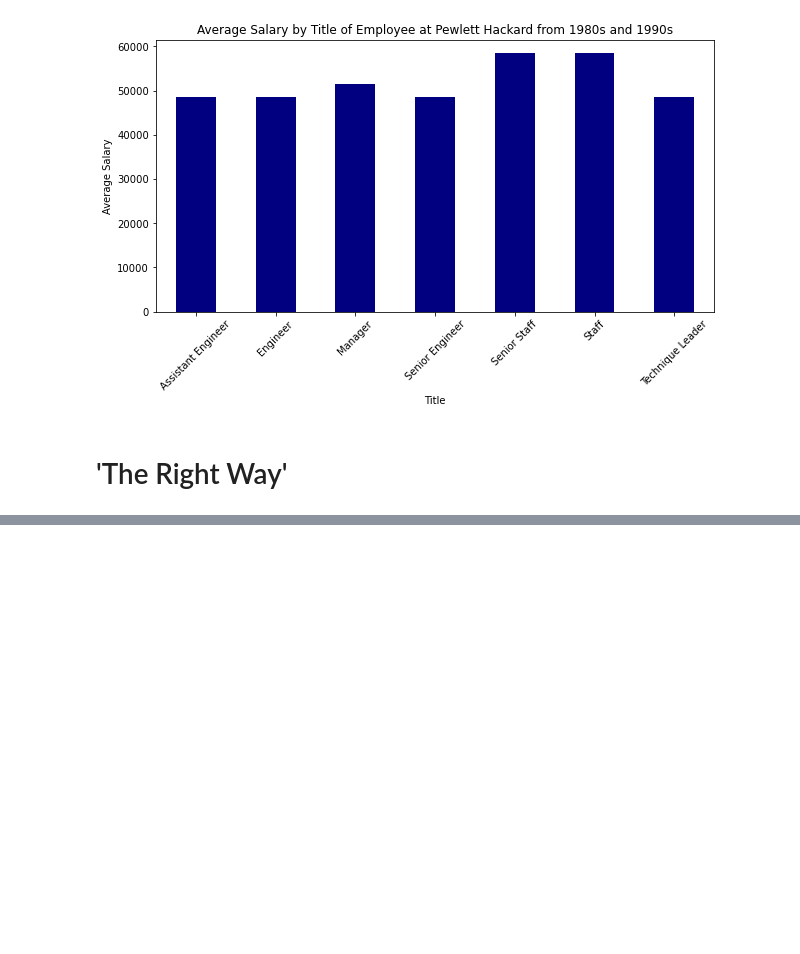
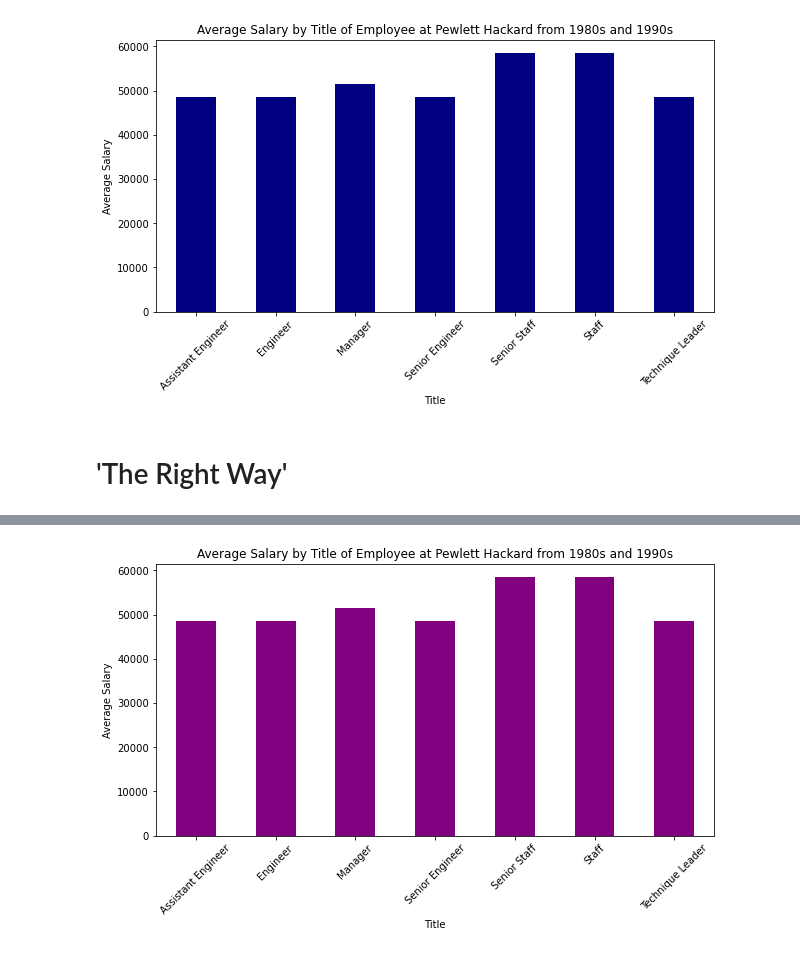
Before and after one commit to ckunakom/querying-with-sql, a Jupyter notebook: EmployeeSQL/main.ipynb, the cells around one changed output, grey strips where cells are left out. Drawn from its saved outputs; the diff is of its cells as text; code cells hidden in the pictures; blank space fills up the shorter version.

```diff
--- a/EmployeeSQL/main.ipynb
+++ b/EmployeeSQL/main.ipynb
@@ -92,0 +206,12 @@ plt.show()
+# %%
+# Plotting bar chart using pandas df.plot
+plt.figure(figsize=(10,5))
+salary_chart = meansalary.plot(kind='bar', rot=45, color='purple', title=
+                              'Average Salary by Title of Employee at Pewlett Hackard from 1980s and 1990s')
+
+salary_chart.set_xlabel('Title')
+salary_chart.set_ylabel('Average Salary')
+
+plt.show()
+# %% [output]
+[figure, added]
```
Also changed, not shown: parts of 16 cells of this notebook, 1 other file.
